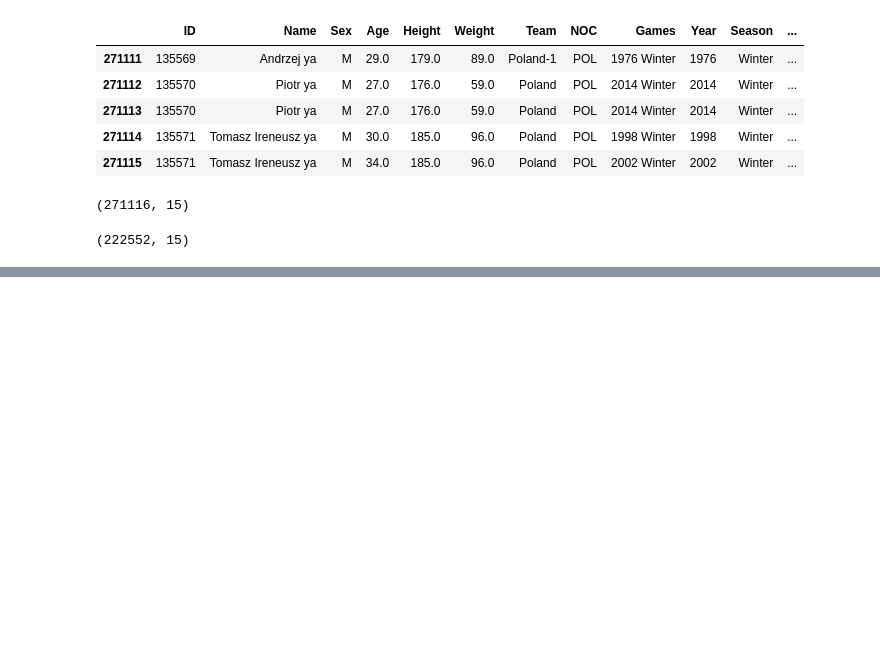
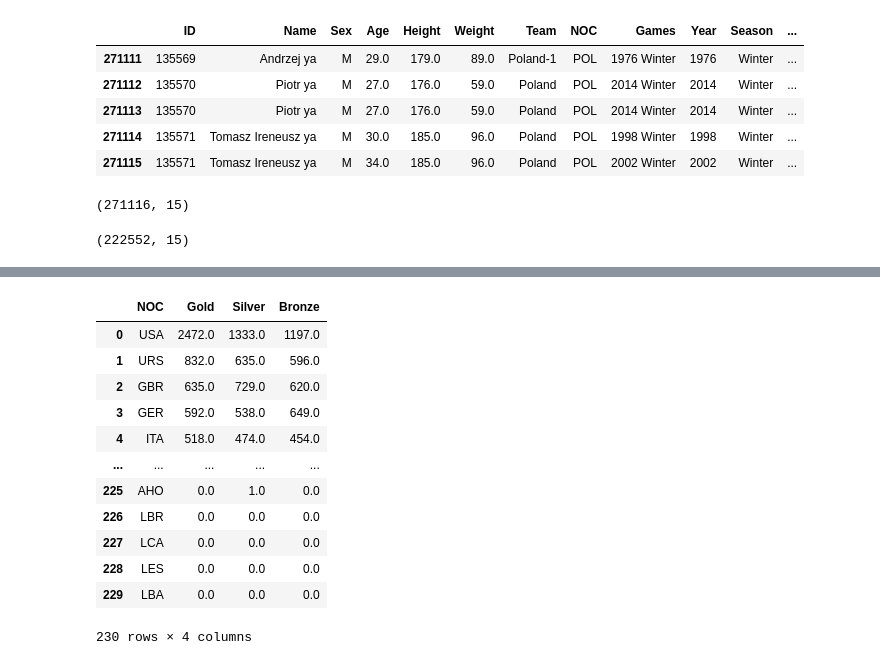
Before and after one commit to Bruhkhari/MPR6_notebook, a Jupyter notebook: Analysis.ipynb, the cells around one changed output, grey strips where cells are left out. Drawn from its saved outputs; the diff is of its cells as text; code cells hidden in the pictures; blank space fills up the shorter version.

```diff
--- a/Analysis.ipynb
+++ b/Analysis.ipynb
@@ -36,0 +106,2 @@ df.tail()
+# %%
+df.drop_duplicates(inplace=True)
@@ -36,0 +135,18 @@ df.tail()
+# %%
+df = pd.concat([df,pd.get_dummies(df['Medal'])],axis=1)
+# %%
+df.groupby('NOC').sum()[['Gold','Silver','Bronze']].sort_values('Gold', ascending=False).reset_index()
+# %% [output]
+|  | NOC | Gold | Silver | Bronze |
+| 0 | USA | 2472.0 | 1333.0 | 1197.0 |
+| 1 | URS | 832.0 | 635.0 | 596.0 |
+| 2 | GBR | 635.0 | 729.0 | 620.0 |
+| 3 | GER | 592.0 | 538.0 | 649.0 |
+| 4 | ITA | 518.0 | 474.0 | 454.0 |
+| ... | ... | ... | ... | ... |
+| 225 | AHO | 0.0 | 1.0 | 0.0 |
+| 226 | LBR | 0.0 | 0.0 | 0.0 |
+| 227 | LCA | 0.0 | 0.0 | 0.0 |
+| 228 | LES | 0.0 | 0.0 | 0.0 |
+| 229 | LBA | 0.0 | 0.0 | 0.0 |
+230 rows × 4 columns
```
Also changed, not shown: parts of 20 cells of this notebook, 2 other files.
